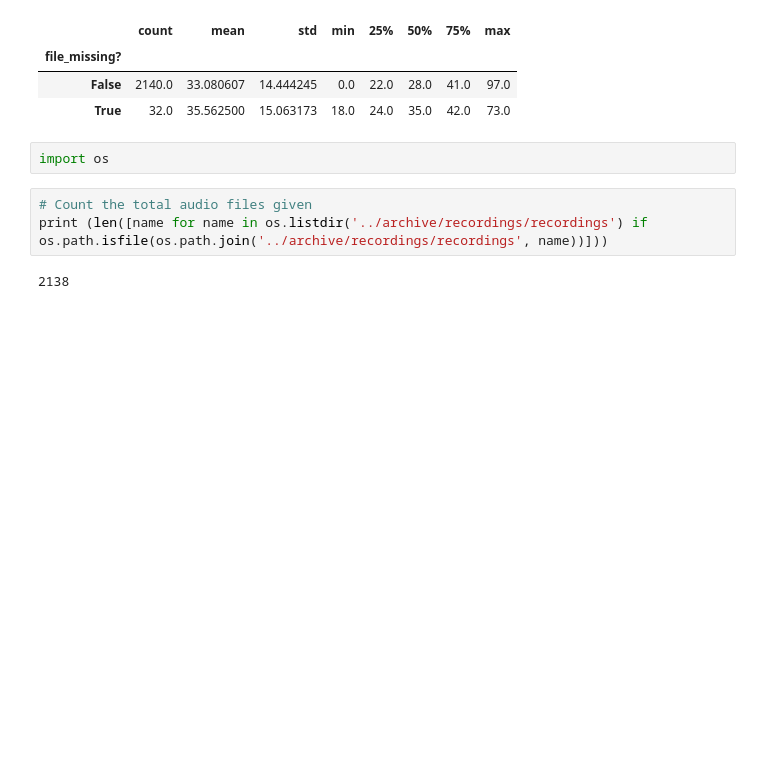
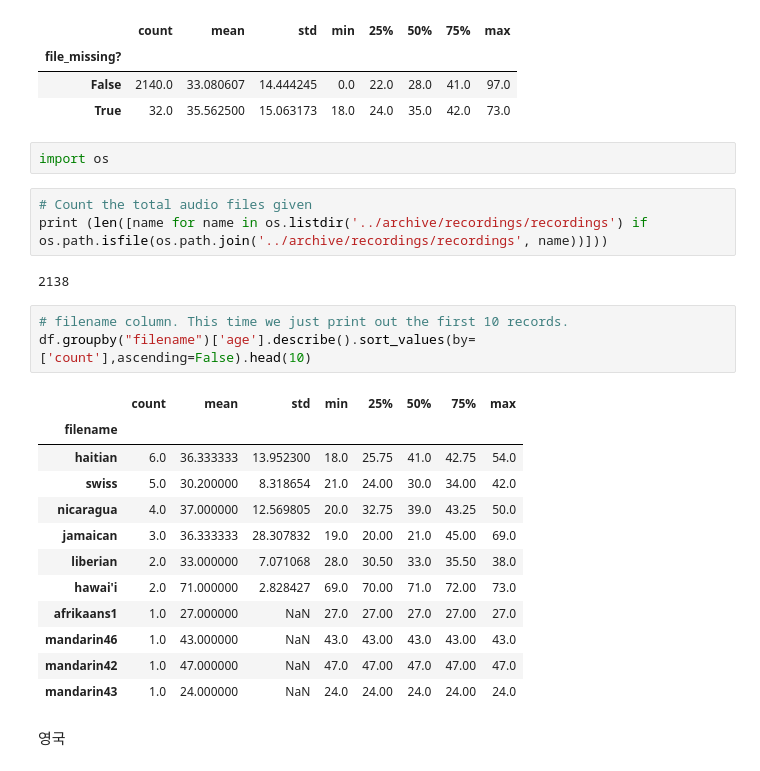
Before and after one commit to parkjiye/EnglishSpeechAccentAnalyzer, a Jupyter notebook: EnglishSpeechAccentAnalyzer.ipynb, the cells around one changed output. Cells and saved outputs as stored; diff of their text form; blank space fills up the shorter version.

```diff
--- a/EnglishSpeechAccentAnalyzer.ipynb
+++ b/EnglishSpeechAccentAnalyzer.ipynb
@@ -80,3 +80,21 @@ import os
 print (len([name for name in os.listdir('../archive/recordings/recordings') if os.path.isfile(os.path.join('../archive/recordings/recordings', name))]))
 # %% [output]
 2138
+# %%
+# filename column. This time we just print out the first 10 records.
+df.groupby("filename")['age'].describe().sort_values(by=['count'],ascending=False).head(10)
+# %% [output]
+|  | count | mean | std | min | 25% | 50% | 75% | max |
+| filename |  |  |  |  |  |  |  |  |
+| haitian | 6.0 | 36.333333 | 13.952300 | 18.0 | 25.75 | 41.0 | 42.75 | 54.0 |
+| swiss | 5.0 | 30.200000 | 8.318654 | 21.0 | 24.00 | 30.0 | 34.00 | 42.0 |
+| nicaragua | 4.0 | 37.000000 | 12.569805 | 20.0 | 32.75 | 39.0 | 43.25 | 50.0 |
+| jamaican | 3.0 | 36.333333 | 28.307832 | 19.0 | 20.00 | 21.0 | 45.00 | 69.0 |
+| liberian | 2.0 | 33.000000 | 7.071068 | 28.0 | 30.50 | 33.0 | 35.50 | 38.0 |
+| hawai'i | 2.0 | 71.000000 | 2.828427 | 69.0 | 70.00 | 71.0 | 72.00 | 73.0 |
+| afrikaans1 | 1.0 | 27.000000 | NaN | 27.0 | 27.00 | 27.0 | 27.00 | 27.0 |
+| mandarin46 | 1.0 | 43.000000 | NaN | 43.0 | 43.00 | 43.0 | 43.00 | 43.0 |
+| mandarin42 | 1.0 | 47.000000 | NaN | 47.0 | 47.00 | 47.0 | 47.00 | 47.0 |
+| mandarin43 | 1.0 | 24.000000 | NaN | 24.0 | 24.00 | 24.0 | 24.00 | 24.0 |
+# %% [markdown]
+영국
```
Also changed, not shown: parts of 18 cells of this notebook.
